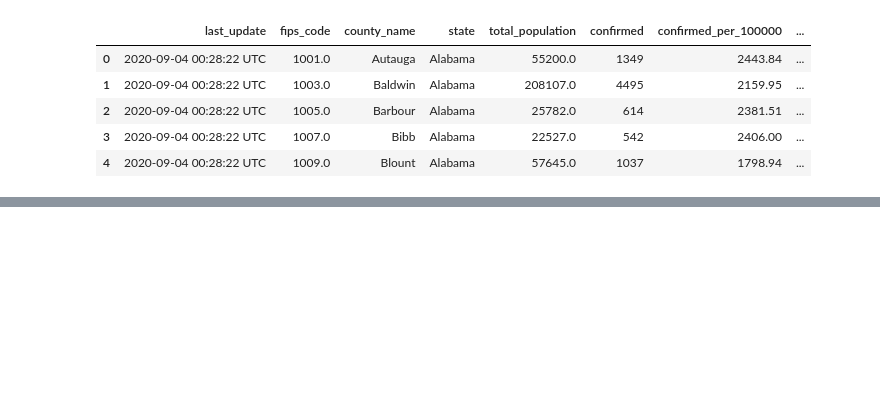
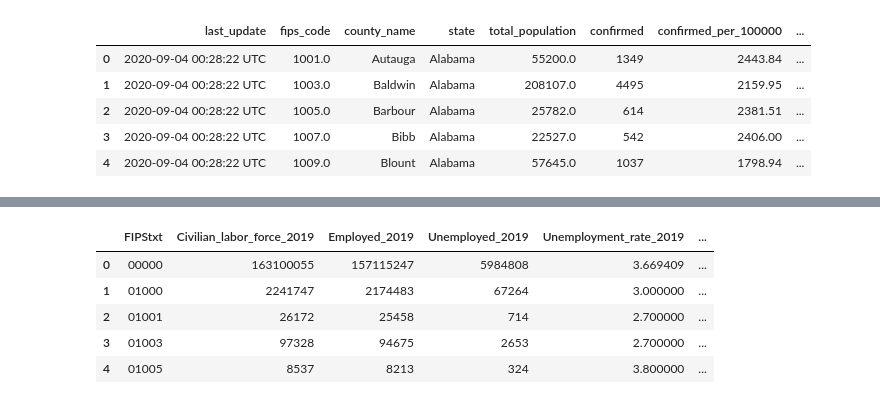
Before and after one commit to daviddamon/ETL-Project, a Jupyter notebook: etl.ipynb, the cells around one changed output, grey strips where cells are left out. Cells and saved outputs as stored; diff of their text form; code cells hidden in the pictures; blank space fills up the shorter version.

```diff
--- a/etl.ipynb
+++ b/etl.ipynb
@@ -111,0 +195,3 @@ new_cases_df.head()
+# %%
+# fill all NA's with 0
+new_unemployment_df.fillna(value=0, inplace=True)
@@ -111,0 +215,7 @@ new_cases_df.head()
+# %%
+# use dictionary to convert specific columns dtype
+convert_dict = {'Civilian_labor_force_2019': int,
+                'Employed_2019': int,
+                'Unemployed_2019': int
+               }
+new_unemployment_df = new_unemployment_df.astype(convert_dict)
@@ -111,0 +240,11 @@ new_cases_df.head()
+# %%
+# add leading zeros to fips_code
+new_unemployment_df['FIPStxt']=new_unemployment_df['FIPStxt'].apply(lambda x: '{0:0>5}'.format(x))
+new_unemployment_df.head()
+# %% [output]
+|  | FIPStxt | Civilian_labor_force_2019 | Employed_2019 | Unemployed_2019 | Unemployment_rate_2019 | ... |
+| 0 | 00000 | 163100055 | 157115247 | 5984808 | 3.669409 | ... |
+| 1 | 01000 | 2241747 | 2174483 | 67264 | 3.000000 | ... |
+| 2 | 01001 | 26172 | 25458 | 714 | 2.700000 | ... |
+| 3 | 01003 | 97328 | 94675 | 2653 | 2.700000 | ... |
+| 4 | 01005 | 8537 | 8213 | 324 | 3.800000 | ... |
```
Also changed, not shown: parts of 20 cells of this notebook, 1 other file.
